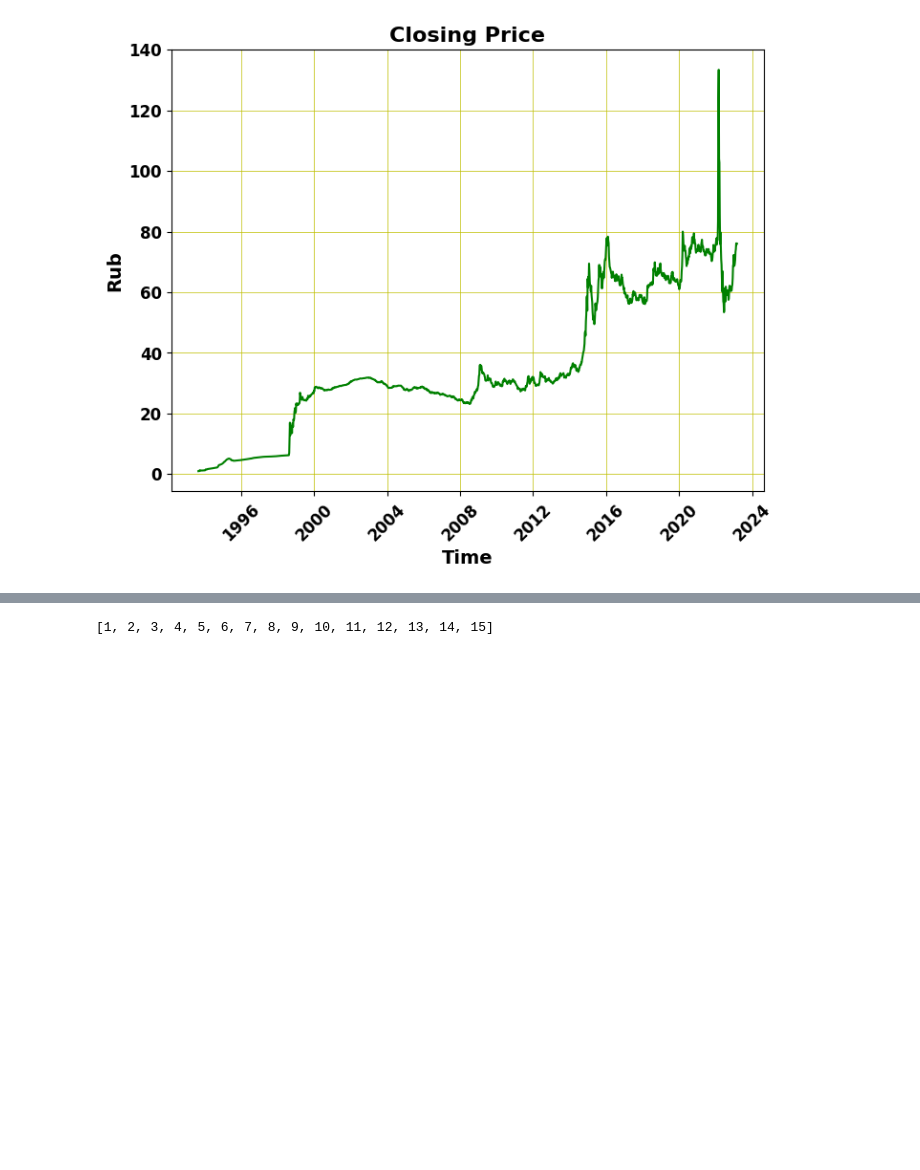
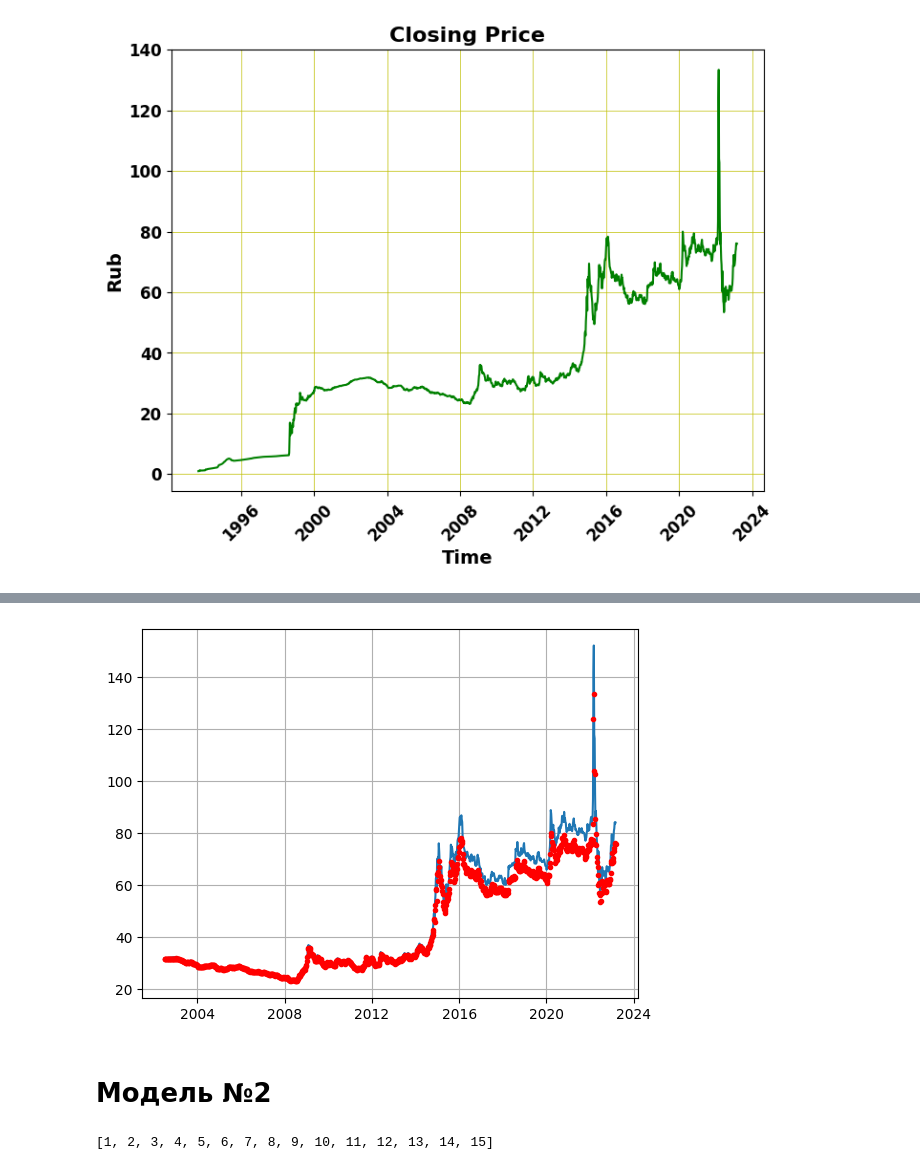
Before and after one commit to TAUforPython/machinelearning, a Jupyter notebook: NN_prediction_time_series.ipynb, the cells around one changed output, grey strips where cells are left out. Drawn from its saved outputs; the diff is of its cells as text; code cells hidden in the pictures; blank space fills up the shorter version.

Commit message:
done LSTM model

```diff
--- a/NN_prediction_time_series.ipynb
+++ b/NN_prediction_time_series.ipynb
@@ -48,0 +107,4 @@ plt.grid(color = 'y', linewidth = 0.5)
+# %%
+scaler = MinMaxScaler()
+scaled_train_data = scaler.fit_transform(train_data[['Close']])
+scaled_test_data = scaler.transform(test_data[['Close']])
@@ -48,0 +116,14 @@ plt.grid(color = 'y', linewidth = 0.5)
+# %%
+# LSTM model
+def create_lstm_model():
+    model = Sequential()
+    model.add(LSTM(128, input_shape=(1, 1)))
+    model.add(Dense(1))
+    model.compile(loss='mean_squared_error', optimizer='adam')
+    return model
+
+lstm_model = create_lstm_model()
+lstm_history = lstm_model.fit(np.expand_dims(scaled_train_data, axis=-1),
+                              np.expand_dims(scaled_train_data, axis=-1),
+                              epochs=5, batch_size=1, verbose=0)
+lstm_predictions = lstm_model.predict(np.expand_dims(scaled_test_data, axis=-1))
@@ -49,3 +132,14 @@ plt.grid(color = 'y', linewidth = 0.5)
+# %%
+lstm_predictions = scaler.inverse_transform(lstm_predictions)
+# %%
+plt.plot(test_data['Close'].index, lstm_predictions)
+plt.plot(test_data['Close'].index, test_data['Close'].values, 'r.')
+plt.grid()
+plt.show()
+# %% [output]
+[figure, added]
+# %% [markdown]
+# Модель №2
 # %%
 def create_regressor_attributes(df, attribute, list_of_prev_t_instants) :
 
```
Also changed, not shown: parts of 14 cells of this notebook.
